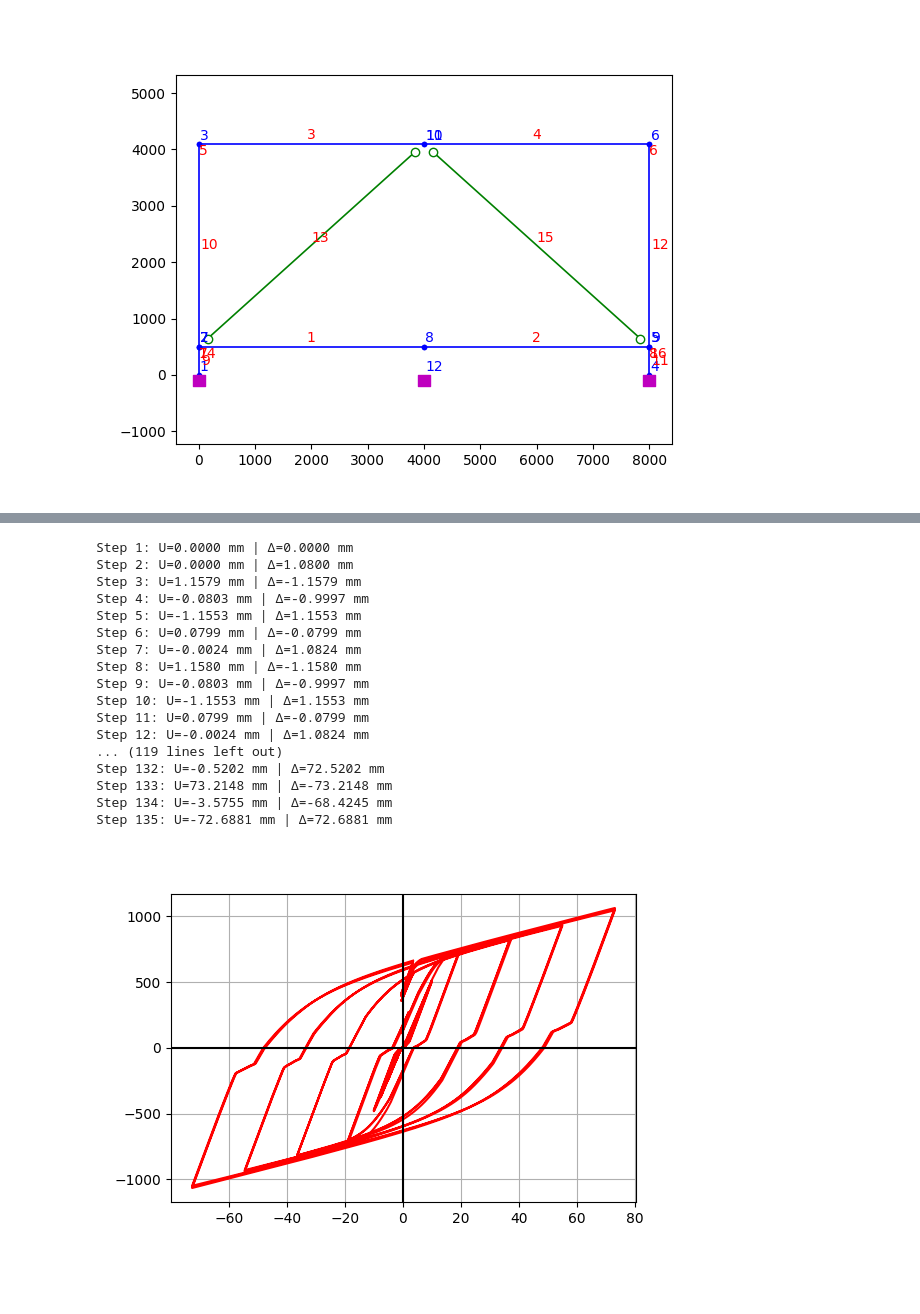
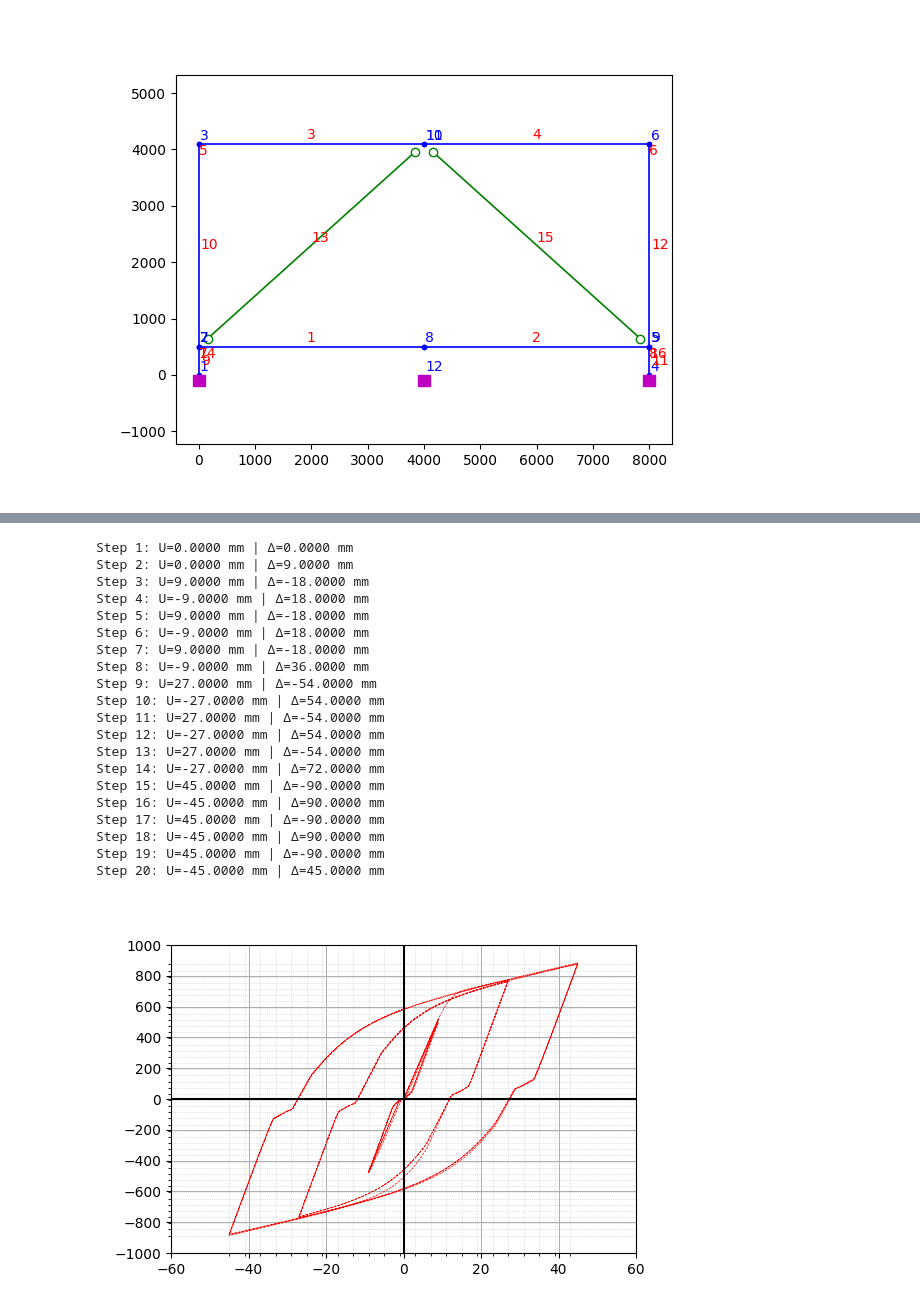
Before and after one commit to ashishthapaweb/buckling-restrained-braced-glulam-frames, a Jupyter notebook: BRBGFs.ipynb, the cells around one changed output, grey strips where cells are left out. Drawn from its saved outputs; the diff is of its cells as text; code cells hidden in the pictures; blank space fills up the shorter version.

```diff
--- a/BRBGFs.ipynb
+++ b/BRBGFs.ipynb
@@ -252,11 +279,11 @@ plt.show()
 
 for step, target_disp in enumerate(applied_disp):
 
-    current_disp = nodeDisp(3,1)
+    current_disp = nodeDisp(11,1)
     incr = target_disp - current_disp
-    integrator('DisplacementControl', 11, 1, incr/10000)  # Larger initial step
+    integrator('DisplacementControl', 11, 1, incr/1000)  # Larger initial step
     analysis("Static")
-    ok = analyze(10000)
+    ok = analyze(1000)
 
     if ok != 0:
         print(f"Analysis failed at step {step+1}.")
@@ -265,32 +292,51 @@ for step, target_disp in enumerate(applied_disp):
         print(f"Step {step+1}: U={current_disp:.4f} mm | Δ={incr:.4f} mm")
 # %% [output]
 Step 1: U=0.0000 mm | Δ=0.0000 mm
-Step 2: U=0.0000 mm | Δ=1.0800 mm
-Step 3: U=1.1579 mm | Δ=-1.1579 mm
-Step 4: U=-0.0803 mm | Δ=-0.9997 mm
-Step 5: U=-1.1553 mm | Δ=1.1553 mm
-Step 6: U=0.0799 mm | Δ=-0.0799 mm
-Step 7: U=-0.0024 mm | Δ=1.0824 mm
-Step 8: U=1.1580 mm | Δ=-1.1580 mm
-Step 9: U=-0.0803 mm | Δ=-0.9997 mm
-Step 10: U=-1.1553 mm | Δ=1.1553 mm
-Step 11: U=0.0799 mm | Δ=-0.0799 mm
-Step 12: U=-0.0024 mm | Δ=1.0824 mm
-... (119 lines left out)
-Step 132: U=-0.5202 mm | Δ=72.5202 mm
-Step 133: U=73.2148 mm | Δ=-73.2148 mm
-Step 134: U=-3.5755 mm | Δ=-68.4245 mm
-Step 135: U=-72.6881 mm | Δ=72.6881 mm
+Step 2: U=0.0000 mm | Δ=9.0000 mm
+Step 3: U=9.0000 mm | Δ=-18.0000 mm
+Step 4: U=-9.0000 mm | Δ=18.0000 mm
+Step 5: U=9.0000 mm | Δ=-18.0000 mm
+Step 6: U=-9.0000 mm | Δ=18.0000 mm
+Step 7: U=9.0000 mm | Δ=-18.0000 mm
+Step 8: U=-9.0000 mm | Δ=36.0000 mm
+Step 9: U=27.0000 mm | Δ=-54.0000 mm
+Step 10: U=-27.0000 mm | Δ=54.0000 mm
+Step 11: U=27.0000 mm | Δ=-54.0000 mm
+Step 12: U=-27.0000 mm | Δ=54.0000 mm
+Step 13: U=27.0000 mm | Δ=-54.0000 mm
+Step 14: U=-27.0000 mm | Δ=72.0000 mm
+Step 15: U=45.0000 mm | Δ=-90.0000 mm
+Step 16: U=-45.0000 mm | Δ=90.0000 mm
+Step 17: U=45.0000 mm | Δ=-90.0000 mm
+Step 18: U=-45.0000 mm | Δ=90.0000 mm
+Step 19: U=45.0000 mm | Δ=-90.0000 mm
+Step 20: U=-45.0000 mm | Δ=45.0000 mm
 # %%
 # POST-PROCESSSING ANALYSIS RESULTS
-sum_of_rxns = np.sum(np.loadtxt('reactions.out'), axis=1) / -1000 # (converting to + and kN)
+
+sum_of_rxns = np.sum(np.loadtxt('reactions.out'), axis=1) / -1000  # converting to + and kN
 rxn = sum_of_rxns.tolist()
 disp = np.loadtxt('node_3_disp.out').tolist()
-plt.figure(figsize=(6,4))
-plt.plot(disp, rxn, color='red')
-plt.grid(True)
-plt.axhline(0, color='k')
-plt.axvline(0, color='k')
+
+fig, ax = plt.subplots(figsize=(6, 4))
+ax.plot(disp, rxn, color='red', linewidth=0.5, linestyle='--')
+
+# Set major ticks
+ax.set_xticks([-60, -40, -20, 0, 20, 40, 60])
+ax.set_yticks([-1000, -800, -600, -400, -200, 0, 200, 400, 600, 800, 1000])
+
+# Set minor ticks (5 between each major)
+ax.set_xticks(np.arange(min(disp), max(disp)+1, 4), minor=True)
+ax.set_yticks(np.arange(min(rxn), max(rxn)+1, 40), minor=True)
+
+# Grids
+ax.grid(True, which='major', linestyle='-', linewidth=0.75)
+ax.grid(True, which='minor', linestyle=':', linewidth=0.5, alpha=0.7)
+
+# Axes lines
+ax.axhline(0, color='k')
+ax.axvline(0, color='k')
+
 plt.show()
 # %% [output]
-[figure, old version]
+[figure, new version]
```
Also changed, not shown: parts of 10 cells of this notebook, 2 other files.
